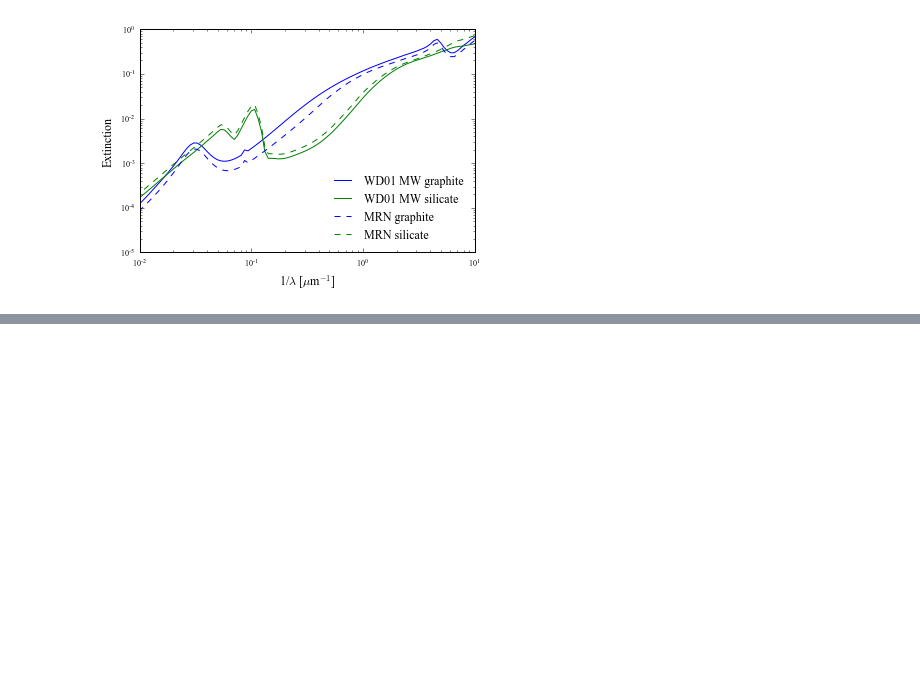
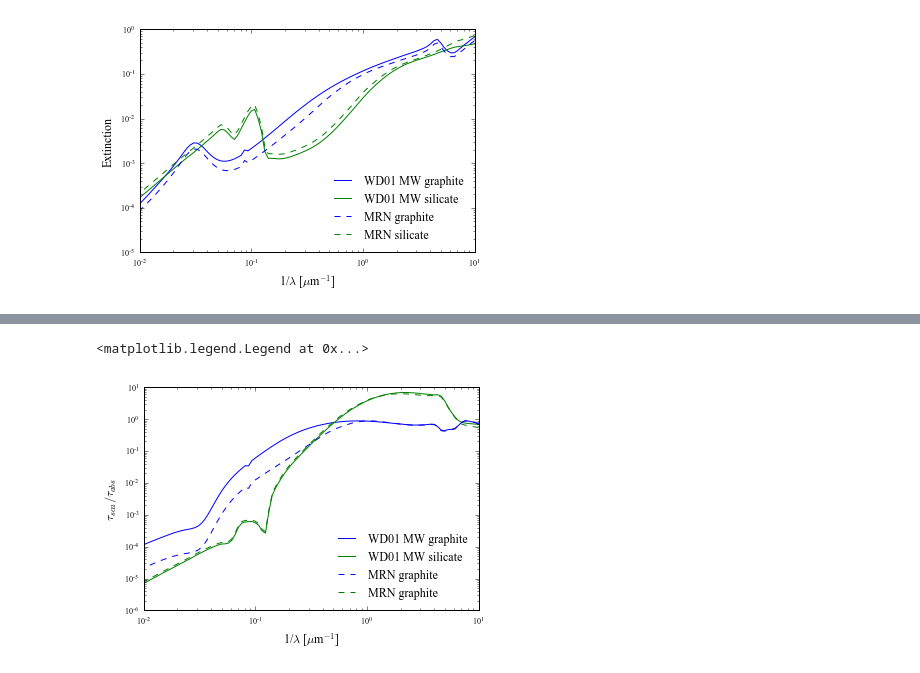
Before and after one commit to eblur/dust, a Jupyter notebook: examples/grainpop_example.ipynb, the cells around one changed output, grey strips where cells are left out. Saved outputs shown, nothing was run; the diff lists cells and outputs as text; code cells hidden in the pictures; blank space fills up the shorter version.

```diff
--- a/examples/grainpop_example.ipynb
+++ b/examples/grainpop_example.ipynb
@@ -121,0 +164,15 @@ plt.legend(loc='lower right', frameon=False)
+# %%
+plt.plot(inverse_wavel, WD01_gra.ext.tau_sca/WD01_gra.ext.tau_abs, 'b', label='WD01 MW graphite')
+plt.plot(inverse_wavel, WD01_sil.ext.tau_sca/WD01_sil.ext.tau_abs, 'g', label='WD01 MW silicate')
+
+plt.plot(inverse_wavel, MRN_gra.ext.tau_sca/MRN_gra.ext.tau_abs, 'b--', label='MRN graphite')
+plt.plot(inverse_wavel, MRN_sil.ext.tau_sca/MRN_sil.ext.tau_abs, 'g--', label='MRN graphite')
+
+plt.xlabel(r'1/$\lambda$ [$\mu$m$^{-1}$]')
+plt.ylabel(r'$\tau_{sca} / \tau_{abs}$')
+
+plt.loglog()
+plt.legend(loc='lower right', frameon=False)
+# %% [output]
+<matplotlib.legend.Legend at 0x...>
+[figure, added]
```
Also changed, not shown: parts of 3 cells of this notebook.
